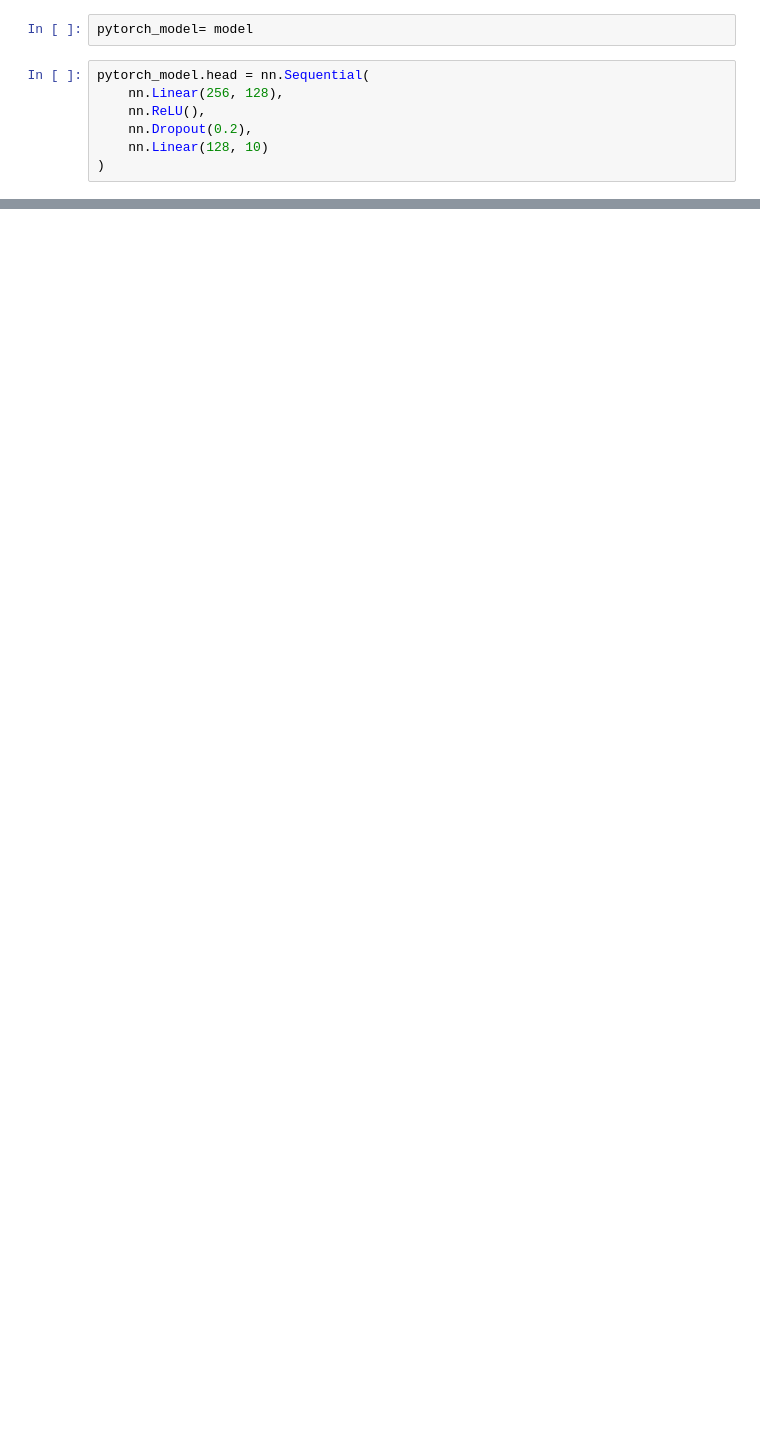
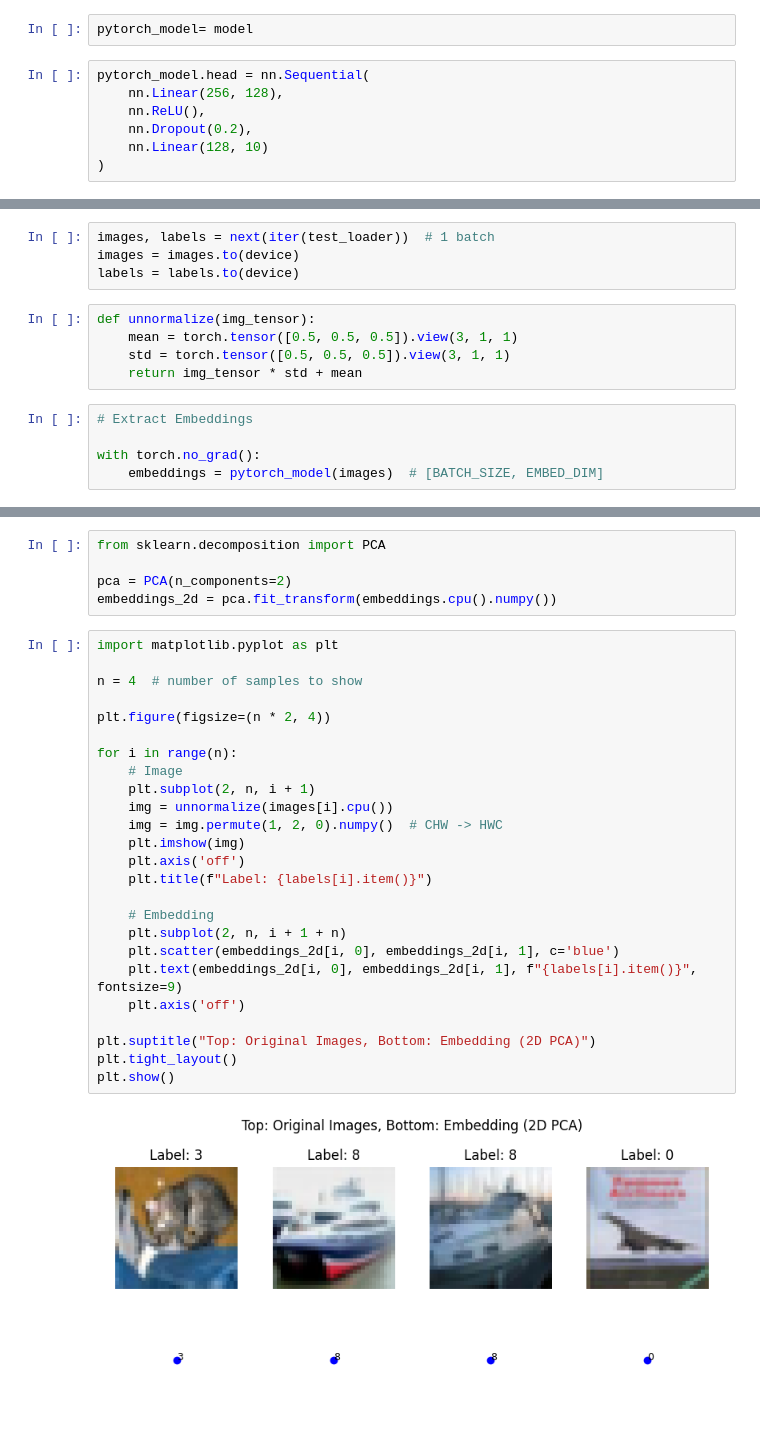
Before and after one commit to ham952/ViT, a Jupyter notebook: ViT_finetuning.ipynb, the cells around one changed output, grey strips where cells are left out. Drawn from its saved outputs; the diff is of its cells as text; blank space fills up the shorter version.

```diff
--- a/ViT_finetuning.ipynb
+++ b/ViT_finetuning.ipynb
@@ -289,0 +587,14 @@ for param in pytorch_model.head.parameters():
+# %%
+images, labels = next(iter(test_loader))  # 1 batch
+images = images.to(device)
+labels = labels.to(device)
+# %%
+def unnormalize(img_tensor):
+    mean = torch.tensor([0.5, 0.5, 0.5]).view(3, 1, 1)
+    std = torch.tensor([0.5, 0.5, 0.5]).view(3, 1, 1)
+    return img_tensor * std + mean
+# %%
+# Extract Embeddings
+
+with torch.no_grad():
+    embeddings = pytorch_model(images)  # [BATCH_SIZE, EMBED_DIM]
@@ -289,0 +605,32 @@ for param in pytorch_model.head.parameters():
+# %%
+from sklearn.decomposition import PCA
+
+pca = PCA(n_components=2)
+embeddings_2d = pca.fit_transform(embeddings.cpu().numpy())
+# %%
+import matplotlib.pyplot as plt
+
+n = 4  # number of samples to show
+
+plt.figure(figsize=(n * 2, 4))
+
+for i in range(n):
+    # Image
+    plt.subplot(2, n, i + 1)
+    img = unnormalize(images[i].cpu())
+    img = img.permute(1, 2, 0).numpy()  # CHW -> HWC
+    plt.imshow(img)
+    plt.axis('off')
+    plt.title(f"Label: {labels[i].item()}")
+
+    # Embedding
+    plt.subplot(2, n, i + 1 + n)
+    plt.scatter(embeddings_2d[i, 0], embeddings_2d[i, 1], c='blue')
+    plt.text(embeddings_2d[i, 0], embeddings_2d[i, 1], f"{labels[i].item()}", fontsize=9)
+    plt.axis('off')
+
+plt.suptitle("Top: Original Images, Bottom: Embedding (2D PCA)")
+plt.tight_layout()
+plt.show()
+# %% [output]
+[figure, added]
```
Also changed, not shown: parts of 19 cells of this notebook.
